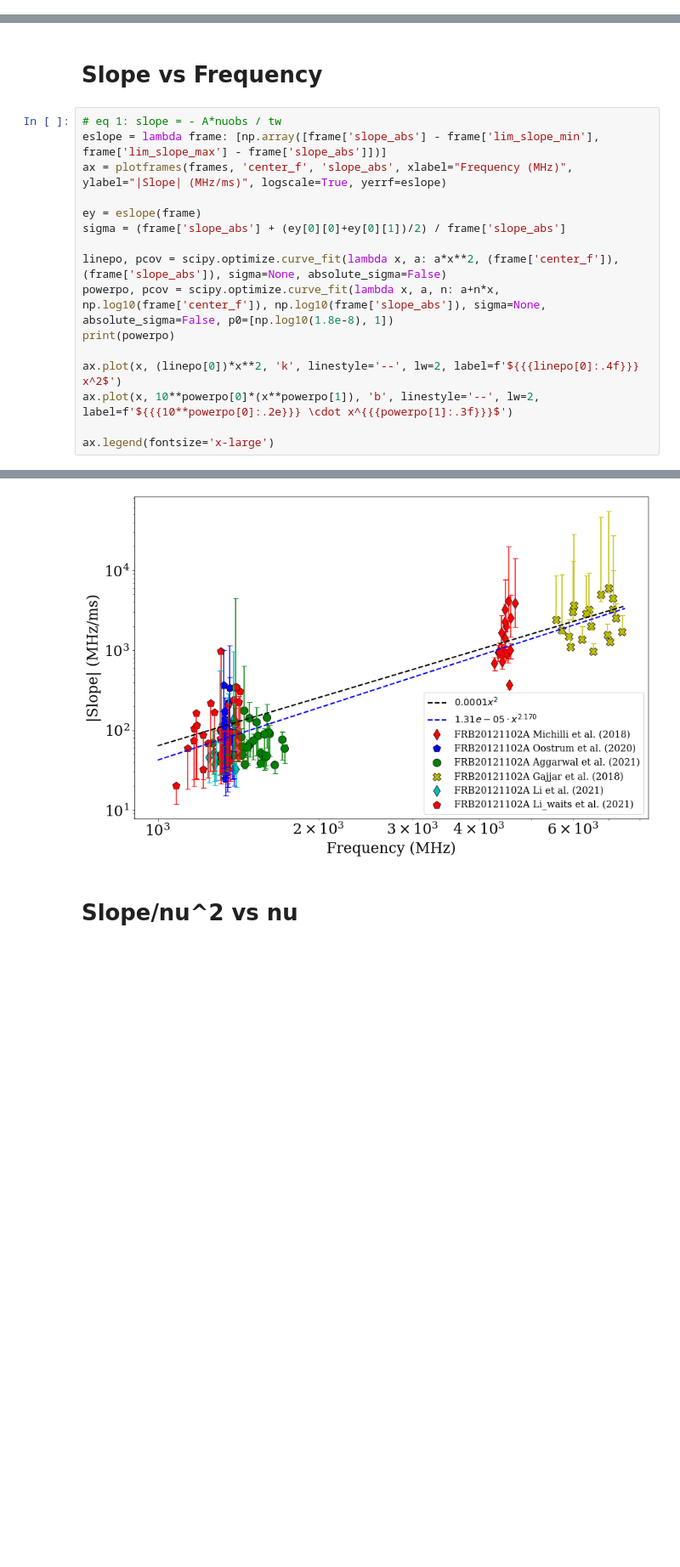
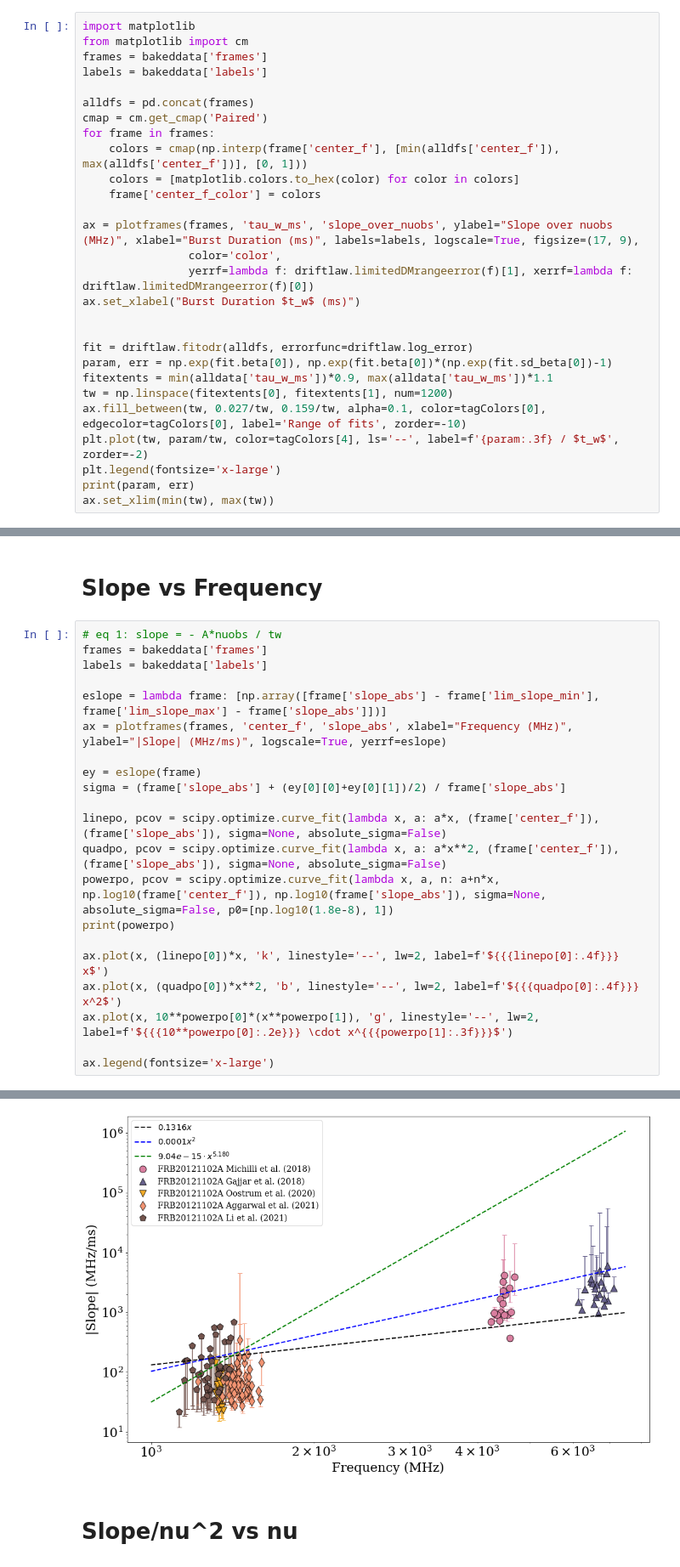
Before and after one commit to mef51/frbgui, a Jupyter notebook: PaperFigures.ipynb, the cells around one changed output, grey strips where cells are left out. Shown at 85% size. Saved outputs shown, nothing was run; the diff lists cells and outputs as text; blank space fills up the shorter version.

```diff
--- a/PaperFigures.ipynb
+++ b/PaperFigures.ipynb
@@ -749,0 +1029,28 @@ ax.legend(fontsize='x-large')
+# %%
+import matplotlib
+from matplotlib import cm
+frames = bakeddata['frames']
+labels = bakeddata['labels']
+
+alldfs = pd.concat(frames)
+cmap = cm.get_cmap('Paired')
+for frame in frames:
+    colors = cmap(np.interp(frame['center_f'], [min(alldfs['center_f']), max(alldfs['center_f'])], [0, 1]))
+    colors = [matplotlib.colors.to_hex(color) for color in colors]
+    frame['center_f_color'] = colors
+
+ax = plotframes(frames, 'tau_w_ms', 'slope_over_nuobs', ylabel="Slope over nuobs (MHz)", xlabel="Burst Duration (ms)", labels=labels, logscale=True, figsize=(17, 9),
+                color='color',
+                yerrf=lambda f: driftlaw.limitedDMrangeerror(f)[1], xerrf=lambda f: driftlaw.limitedDMrangeerror(f)[0])
+ax.set_xlabel("Burst Duration $t_w$ (ms)")
+
+
+fit = driftlaw.fitodr(alldfs, errorfunc=driftlaw.log_error)
+param, err = np.exp(fit.beta[0]), np.exp(fit.beta[0])*(np.exp(fit.sd_beta[0])-1)
+fitextents = min(alldata['tau_w_ms'])*0.9, max(alldata['tau_w_ms'])*1.1
+tw = np.linspace(fitextents[0], fitextents[1], num=1200)
+ax.fill_between(tw, 0.027/tw, 0.159/tw, alpha=0.1, color=tagColors[0], edgecolor=tagColors[0], label='Range of fits', zorder=-10)
+plt.plot(tw, param/tw, color=tagColors[4], ls='--', label=f'{param:.3f} / $t_w$', zorder=-2)
+plt.legend(fontsize='x-large')
+print(param, err)
+ax.set_xlim(min(tw), max(tw))
@@ -751,18 +1062,23 @@ ax.legend(fontsize='x-large')
 # Slope vs Frequency
 # %%
 # eq 1: slope = - A*nuobs / tw
+frames = bakeddata['frames']
+labels = bakeddata['labels']
+
 eslope = lambda frame: [np.array([frame['slope_abs'] - frame['lim_slope_min'], frame['lim_slope_max'] - frame['slope_abs']])]
 ax = plotframes(frames, 'center_f', 'slope_abs', xlabel="Frequency (MHz)", ylabel="|Slope| (MHz/ms)", logscale=True, yerrf=eslope)
 
 ey = eslope(frame)
 sigma = (frame['slope_abs'] + (ey[0][0]+ey[0][1])/2) / frame['slope_abs']
 
-linepo, pcov = scipy.optimize.curve_fit(lambda x, a: a*x**2, (frame['center_f']), (frame['slope_abs']), sigma=None, absolute_sigma=False)
+linepo, pcov = scipy.optimize.curve_fit(lambda x, a: a*x, (frame['center_f']), (frame['slope_abs']), sigma=None, absolute_sigma=False)
+quadpo, pcov = scipy.optimize.curve_fit(lambda x, a: a*x**2, (frame['center_f']), (frame['slope_abs']), sigma=None, absolute_sigma=False)
 powerpo, pcov = scipy.optimize.curve_fit(lambda x, a, n: a+n*x, np.log10(frame['center_f']), np.log10(frame['slope_abs']), sigma=None, absolute_sigma=False, p0=[np.log10(1.8e-8), 1])
 print(powerpo)
 
-ax.plot(x, (linepo[0])*x**2, 'k', linestyle='--', lw=2, label=f'${{{linepo[0]:.4f}}} x^2$')
-ax.plot(x, 10**powerpo[0]*(x**powerpo[1]), 'b', linestyle='--', lw=2, label=f'${{{10**powerpo[0]:.2e}}} \cdot x^{{{powerpo[1]:.3f}}}$')
+ax.plot(x, (linepo[0])*x, 'k', linestyle='--', lw=2, label=f'${{{linepo[0]:.4f}}} x$')
+ax.plot(x, (quadpo[0])*x**2, 'b', linestyle='--', lw=2, label=f'${{{quadpo[0]:.4f}}} x^2$')
+ax.plot(x, 10**powerpo[0]*(x**powerpo[1]), 'g', linestyle='--', lw=2, label=f'${{{10**powerpo[0]:.2e}}} \cdot x^{{{powerpo[1]:.3f}}}$')
 
 ax.legend(fontsize='x-large')
 # %% [output]
@@ -770,5 +1086,5 @@ ax.legend(fontsize='x-large')
 <matplotlib.legend.Legend at 0x...>
-[figure, old version]
+[figure, new version]
 # %% [markdown]
 # Slope/nu^2 vs nu
 # %%
```
Also changed, not shown: parts of 21 cells of this notebook.
